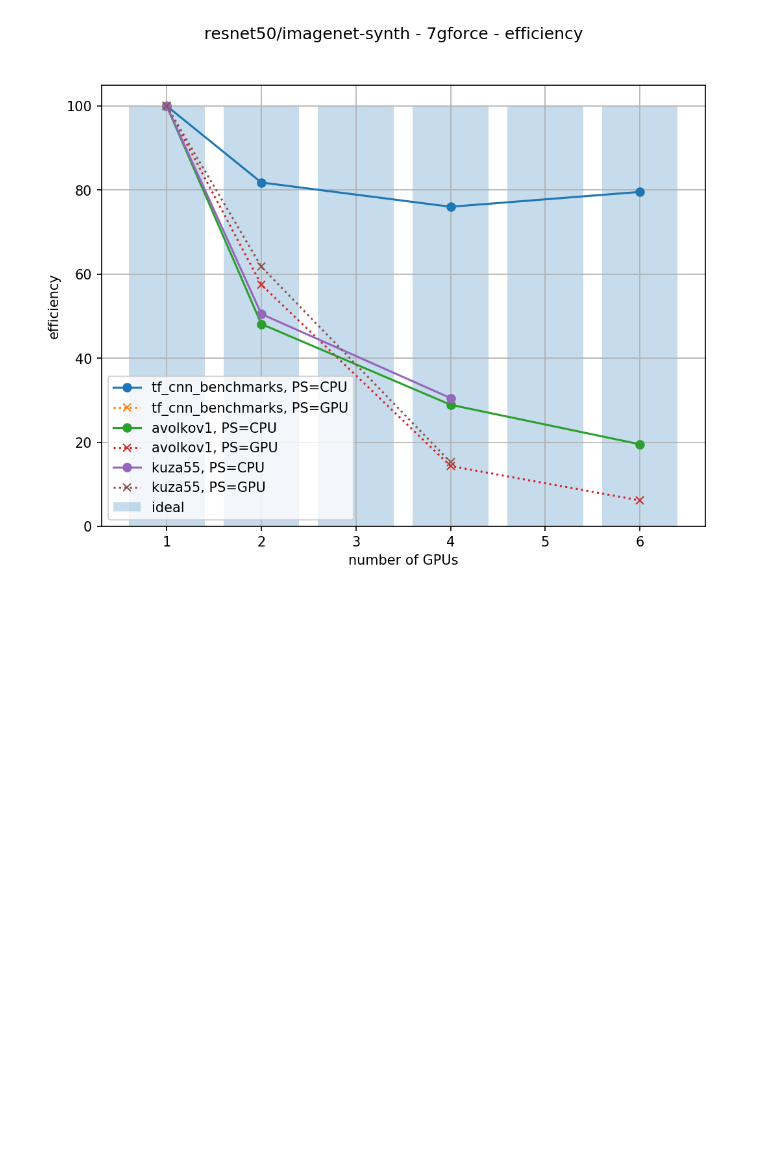
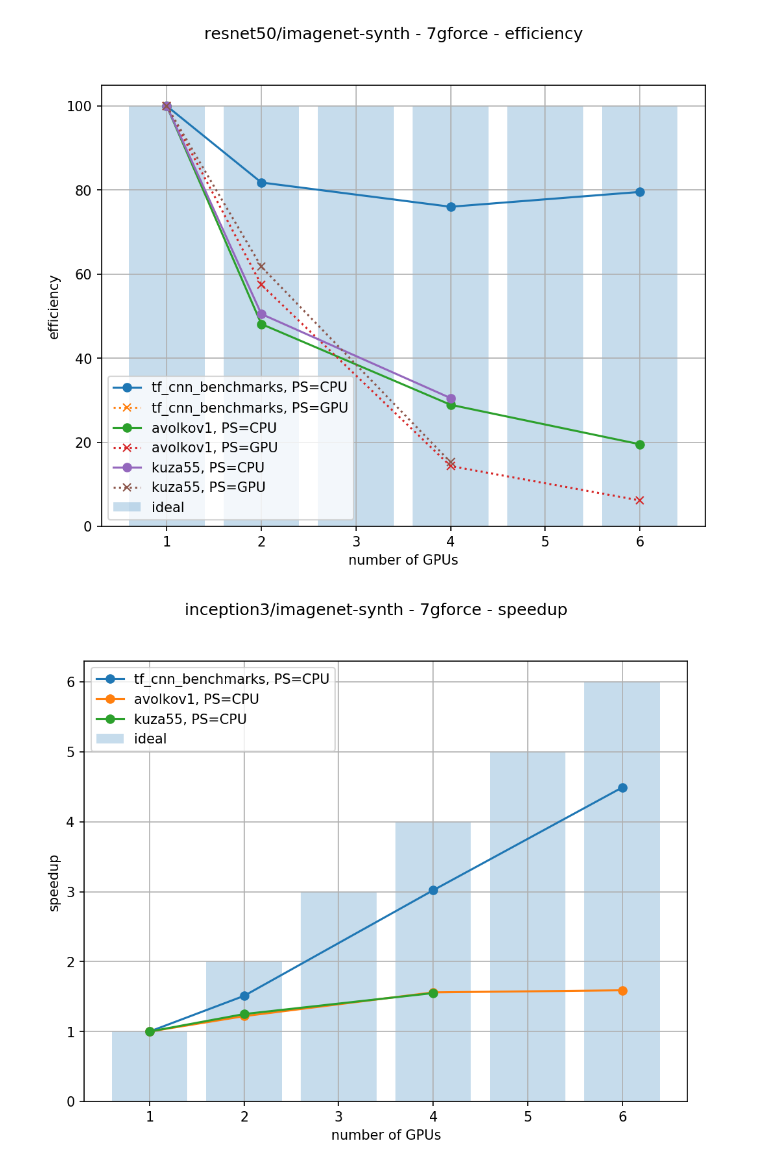
Before and after one commit to rossumai/keras-multi-gpu, a Jupyter notebook: experiments/keras_tensorflow/plots.ipynb, the cells around one changed output. Saved outputs shown, nothing was run; the diff lists cells and outputs as text; code cells hidden in the pictures; blank space fills up the shorter version.

Commit message:
Make a simpler plot for the article (just PS=CPU).

```diff
--- a/experiments/keras_tensorflow/plots.ipynb
+++ b/experiments/keras_tensorflow/plots.ipynb
@@ -136,7 +136,7 @@ for model in ['inception3', 'resnet50']:
 [figure]
 [figure]
 # %%
-def plot_comparison_table(model, metric, machine):
+def plot_comparison_table(model, metric, machine, ps_options=['CPU', 'GPU'], methods=['tf_cnn_benchmarks', 'avolkov1', 'kuza55']):
     fig = plt.figure(figsize=(8, 6))
     title = '%s/imagenet-synth - %s - %s' % (model, machine, metric)
     plt.suptitle(title)
@@ -149,8 +149,8 @@ def plot_comparison_table(model, metric, machine):
     elif metric == 'efficiency':
         y_ideal = 100 * np.ones(gpu_count) # %
     plt.bar(x_ideal, y_ideal, alpha=0.25, label='ideal')
-    for method in ['tf_cnn_benchmarks', 'avolkov1', 'kuza55']:
-        for ps in ['CPU', 'GPU']:
+    for method in methods:
+        for ps in ps_options:
             d = select(model, method, machine, ps)
             ls = 'o-' if ps == 'CPU' else 'x:'
             plt.plot(d['GPUs'], d[metric], ls, label='%s, PS=%s' % (method, ps))
@@ -171,3 +171,7 @@ for model in ['inception3', 'resnet50']:
 [figure]
 [figure]
 [figure]
+# %%
+plot_comparison_table('inception3', 'speedup', '7gforce', ps_options=['CPU'])
+# %% [output]
+[figure, added]
```
Also changed, not shown: 2 other files.
